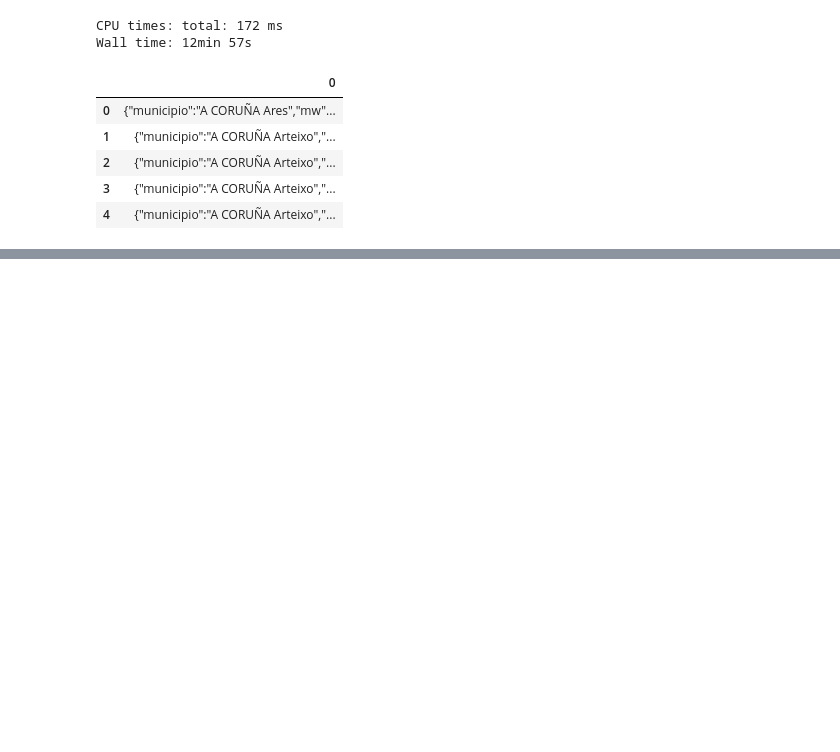
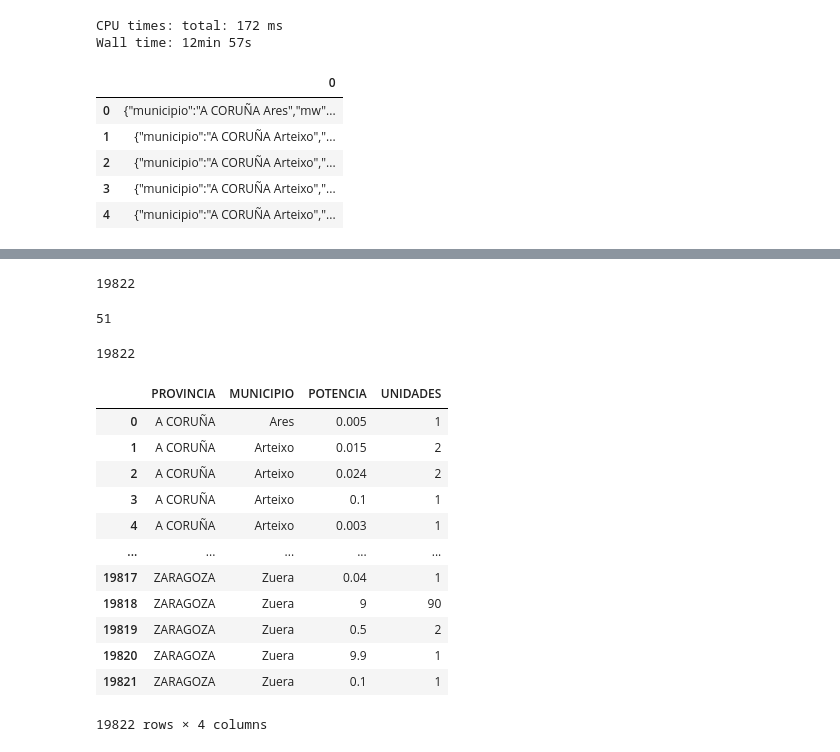
Before and after one commit to Davidmcii/DMC-w4-ETL-Project, a Jupyter notebook: 2-Code/1-w4_main.ipynb, the cells around one changed output, grey strips where cells are left out. Drawn from its saved outputs; the diff is of its cells as text; code cells hidden in the pictures; blank space fills up the shorter version.

```diff
--- a/2-Code/1-w4_main.ipynb
+++ b/2-Code/1-w4_main.ipynb
@@ -186,0 +123,62 @@ result[5]
+# %%
+
+
+
+fv_list2=[item.replace('{"municipio":"','"').replace('"mw":','').replace('"instalaciones_cil":','').replace('}','') for item in fv_list ]
+# %%
+fv_list3=[item.replace('BALEARS, ILLES','ILLES BALEARS').replace('PALMAS, LAS','LAS PALMAS').replace('RIOJA, LA','LA RIOJA') for item in fv_list2]
+
+len(fv_list3)
+# %% [output]
+19822
+# %%
+provincia='A CORUÑA','ALBACETE','ALICANTE/ALACANT','ALMERÍA','ARABA/ÁLAVA','ASTURIAS','ÁVILA','BADAJOZ','ILLES BALEARS','BARCELONA','BIZKAIA','BURGOS','CÁCERES','CÁDIZ','CANTABRIA','CASTELLÓN/CASTELLÓ','CIUDAD REAL','CÓRDOBA','CUENCA','GIRONA','GRANADA','GUADALAJARA','GUIPUZKOA','HUELVA','HUESCA','JAÉN','LEÓN','LLEIDA','LUGO','MADRID','MÁLAGA','MELILLA','MURCIA','NAVARRA','OURENSE','PALENCIA','PONTEVEDRA','LAS PALMAS','LA RIOJA','SALAMANCA','SANTA CRUZ DE TENERIFE','SEGOVIA','SEVILLA','SORIA','TARRAGONA','TERUEL','TOLEDO','VALENCIA/VALÈNCIA','VALLADOLID','ZAMORA','ZARAGOZA'
+# %%
+len(provincia)
+# %% [output]
+51
+# %%
+fv_list4=[]
+cont=False
+
+for item in fv_list3:
+
+    cont=False
+    for area in provincia:
+        if area in item:
+            item=item.replace(area,area+'","')
+            fv_list4.append(item)
+            cont=True
+    if cont==False:
+        print('Error',item)
+
+
+
+len(fv_list4)
+# %% [output]
+19822
+# %%
+fv_list5=[item.split(',',3) for item in fv_list4]
+
+cols=['PROVINCIA', 'MUNICIPIO','POTENCIA','UNIDADES']
+
+FV=pd.DataFrame(fv_list5, columns=cols)
+
+FV['PROVINCIA']=FV['PROVINCIA'].str.replace('"','')
+FV['MUNICIPIO']=FV['MUNICIPIO'].str.replace('"','').str.strip()
+
+FV
+# %% [output]
+|  | PROVINCIA | MUNICIPIO | POTENCIA | UNIDADES |
+| 0 | A CORUÑA | Ares | 0.005 | 1 |
+| 1 | A CORUÑA | Arteixo | 0.015 | 2 |
+| 2 | A CORUÑA | Arteixo | 0.024 | 2 |
+| 3 | A CORUÑA | Arteixo | 0.1 | 1 |
+| 4 | A CORUÑA | Arteixo | 0.003 | 1 |
+| ... | ... | ... | ... | ... |
+| 19817 | ZARAGOZA | Zuera | 0.04 | 1 |
+| 19818 | ZARAGOZA | Zuera | 9 | 90 |
+| 19819 | ZARAGOZA | Zuera | 0.5 | 2 |
+| 19820 | ZARAGOZA | Zuera | 9.9 | 1 |
+| 19821 | ZARAGOZA | Zuera | 0.1 | 1 |
+19822 rows × 4 columns
```
Also changed, not shown: parts of 8 cells of this notebook, 7 other files.
